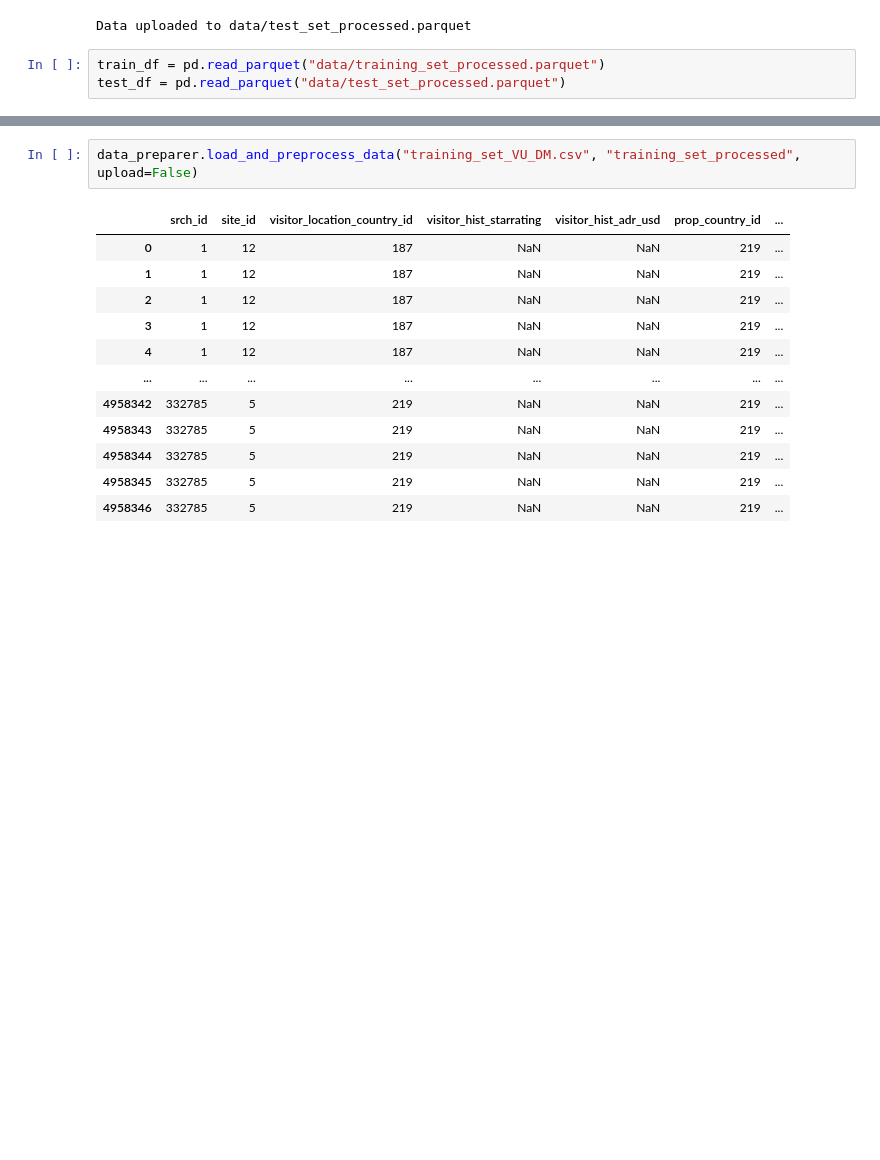
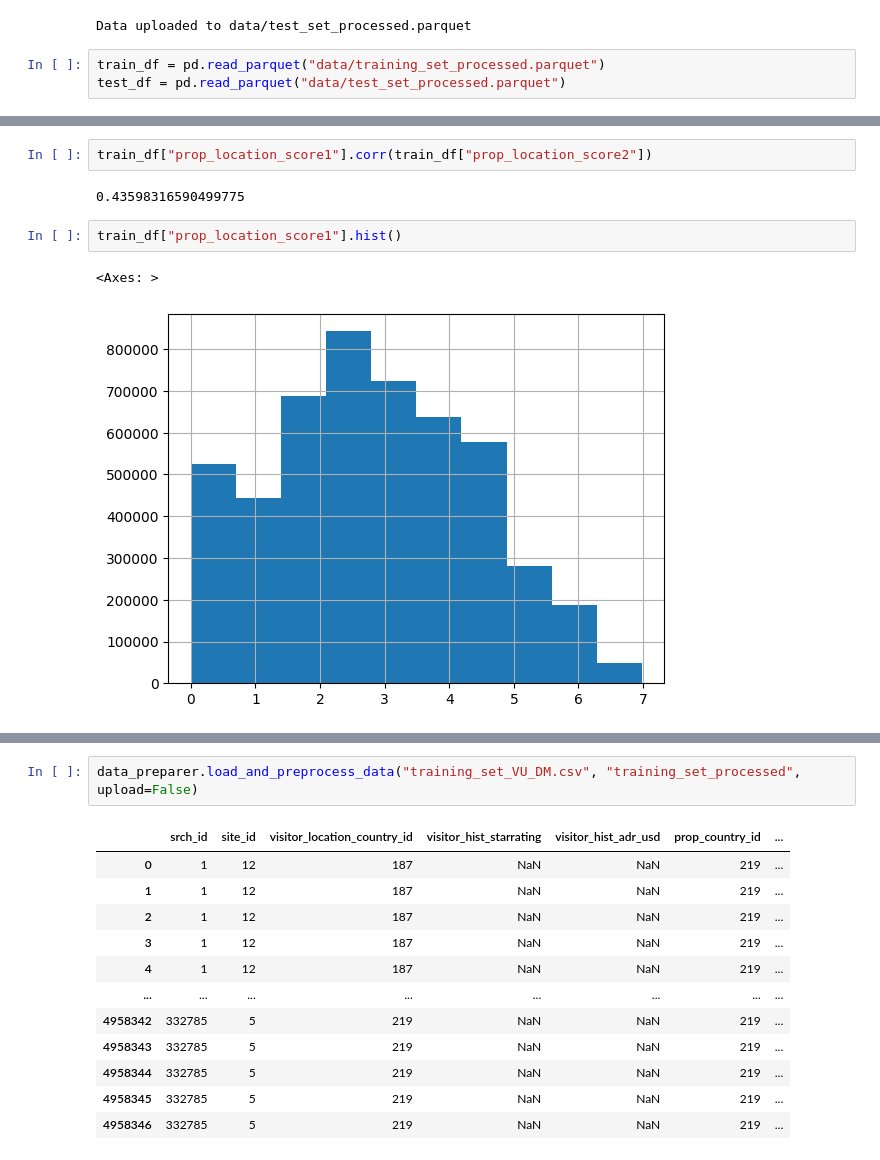
Before and after one commit to madalenabarcelo/DataMiningTechniquesA2, a Jupyter notebook: data_preparation.ipynb, the cells around one changed output, grey strips where cells are left out. Saved outputs shown, nothing was run; the diff lists cells and outputs as text; blank space fills up the shorter version.

```diff
--- a/data_preparation.ipynb
+++ b/data_preparation.ipynb
@@ -71,0 +47,9 @@ train_df[["srch_id", "visitor_hist_starrating", "visitor_hist_adr_usd", "prop_re
+# %%
+train_df["prop_location_score1"].corr(train_df["prop_location_score2"])
+# %% [output]
+0.43598316590499775
+# %%
+train_df["prop_location_score1"].hist()
+# %% [output]
+<Axes: >
+[figure, added]
```
Also changed, not shown: parts of 13 cells of this notebook, 5 other files.
